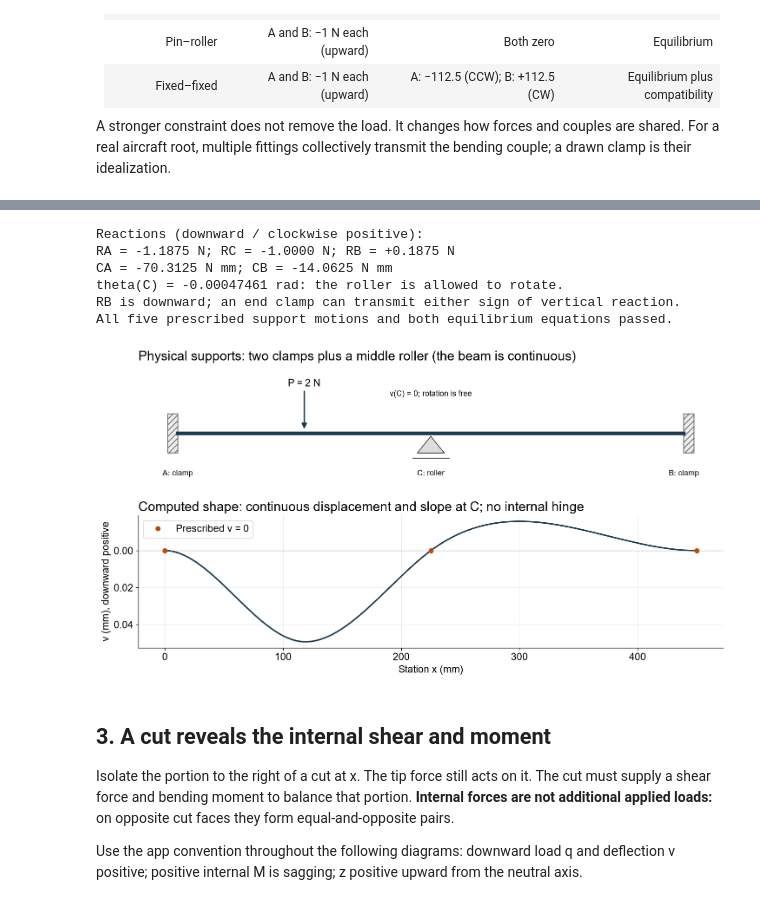
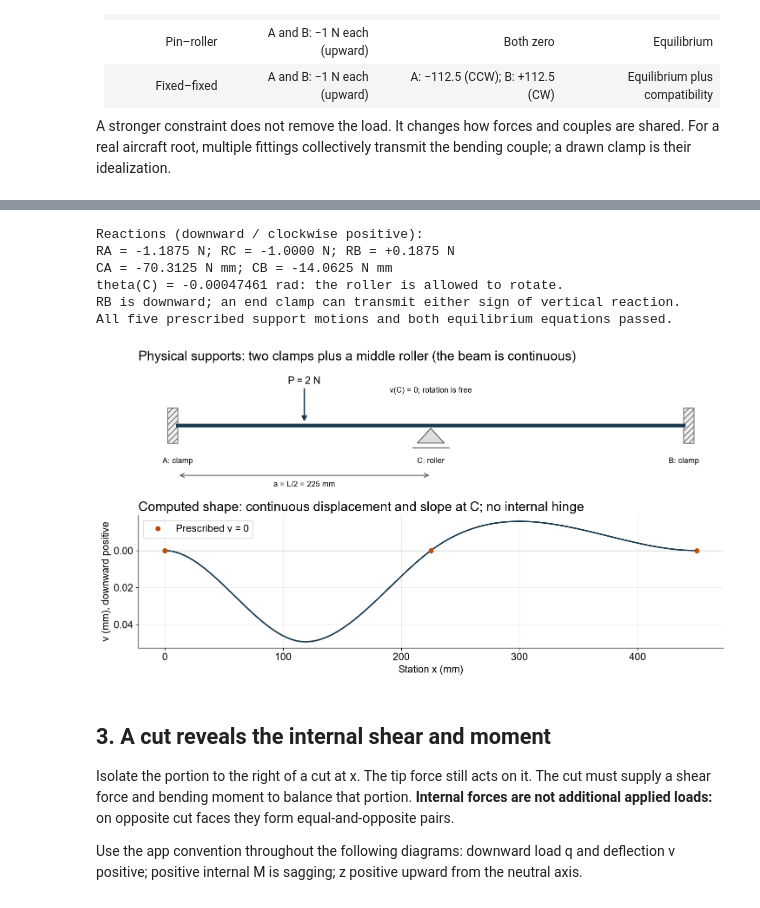
Before and after one commit to Ehsan-Roohi/Aerospace-Structures, a Jupyter notebook: notebooks/MIE446_Lecture_03_Beam_Reactions_Stress_and_Deflection.ipynb, the cells around one changed output, grey strips where cells are left out. Saved outputs shown, nothing was run; the diff lists cells and outputs as text; code cells hidden in the pictures.

Commit message:
Use Latin support B consistently and dimension the middle support

```diff
--- a/notebooks/MIE446_Lecture_03_Beam_Reactions_Stress_and_Deflection.ipynb
+++ b/notebooks/MIE446_Lecture_03_Beam_Reactions_Stress_and_Deflection.ipynb
@@ -799,35 +799,38 @@ def lecture03_middle_support_example():
     for x0 in [-9,span]:
         ax.add_patch(Rectangle((x0,-20),9,40,facecolor='#eeeeee',edgecolor='#555555',hatch='///'))
     ax.add_patch(Polygon([[support, -3],[support-12,-20],[support+12,-20]],closed=True,
                          facecolor='#dddddd',edgecolor='#333333'))
     ax.plot([support-16,support+16],[-25,-25],color='#555555')
     ax.annotate('P = 2 N', (force_at,3),(force_at,48),ha='center',
                 arrowprops=dict(arrowstyle='-|>',lw=2,color='#19394e'))
     for station,label in [(0,'A: clamp'),(support,'C: roller'),(span,'B: clamp')]:
         ax.text(station,-43,label,ha='center',fontsize=11)
     ax.text(support,38,'v(C) = 0; rotation is free',ha='center',fontsize=11)
-    ax.set_xlim(-35,485);ax.set_ylim(-65,70);ax.axis('off')
+    ax.annotate('', (0,-57), (support,-57),
+                arrowprops=dict(arrowstyle='<->',color='#555555',lw=1.2))
+    ax.text(support/2,-70,'a = L/2 = 225 mm',ha='center',fontsize=11)
+    ax.set_xlim(-35,485);ax.set_ylim(-82,70);ax.axis('off')
     ax = axes[1]
     positions = np.unique(np.r_[np.linspace(0,span,901),support,force_at])
     ax.plot(positions,displacement(positions),color='#19394e',lw=2)
     ax.plot([0,support,span],[0,0,0],'o',color='#ba4a00',label='Prescribed v = 0')
     ax.axhline(0,color='#999999',lw=.7)
     ax.set_xlabel('Station x (mm)');ax.set_ylabel('v (mm), downward positive')
     ax.invert_yaxis();ax.grid(alpha=.25);ax.legend(loc='best')
     ax.set_title('Computed shape: continuous displacement and slope at C; no internal hinge',loc='left')
     return fig
 
 
 lecture03_middle_support_example()
 plt.show()
 # %% [output]
 Reactions (downward / clockwise positive):
 RA = -1.1875 N; RC = -1.0000 N; RB = +0.1875 N
 CA = -70.3125 N mm; CB = -14.0625 N mm
 theta(C) = -0.00047461 rad: the roller is allowed to rotate.
 RB is downward; an end clamp can transmit either sign of vertical reaction.
 All five prescribed support motions and both equilibrium equations passed.
-[figure, old version]
+[figure, new version]
 # %% [markdown]
 ## 3. A cut reveals the internal shear and moment
 
```
Also changed, not shown: parts of 4 cells of this notebook, 6 other files.
